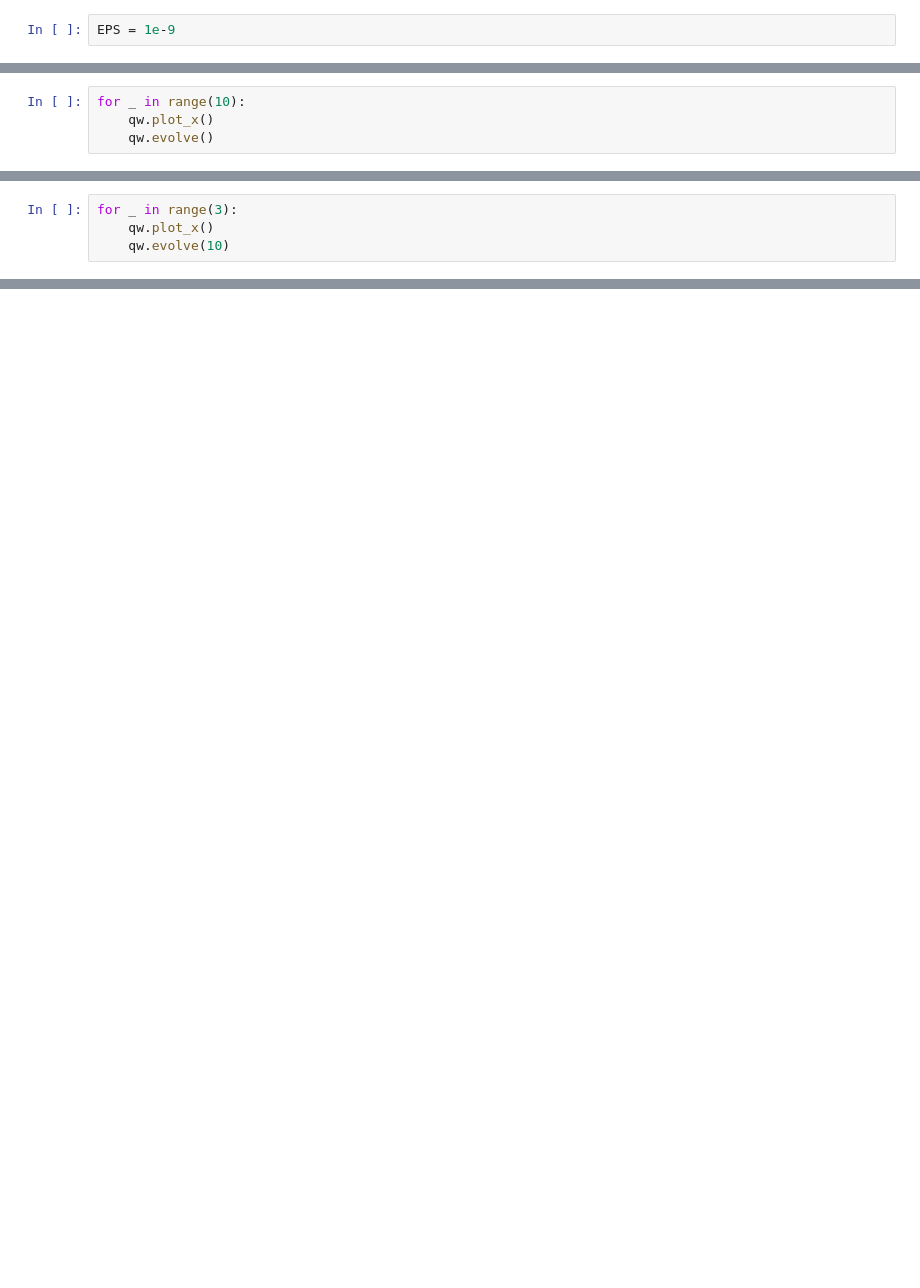
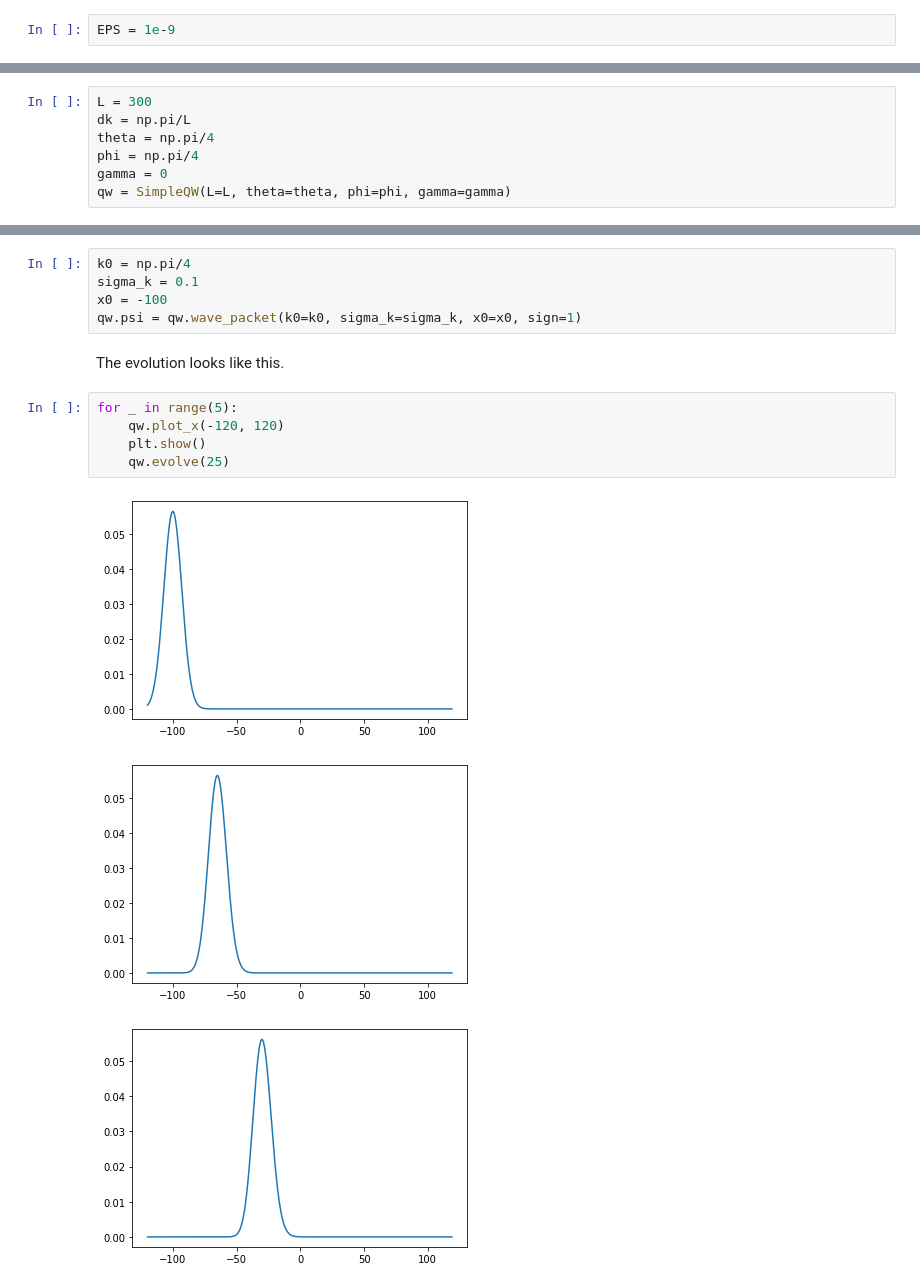
Before and after one commit to af-rotundo/qca, a Jupyter notebook: experiments.ipynb, the cells around one changed output, grey strips where cells are left out. Saved outputs shown, nothing was run; the diff lists cells and outputs as text; blank space fills up the shorter version.

Commit message:
added wave_packet. Added tests. Added first experiments. Fixed error in definition of V.

```diff
--- a/experiments.ipynb
+++ b/experiments.ipynb
@@ -80,4 +9,0 @@ qw.evolve()
-# %%
-for _ in range(10):
-    qw.plot_x()
-    qw.evolve()
@@ -131,4 +9,0 @@ qw.plot_x()
-# %%
-for _ in range(3):
-    qw.plot_x()
-    qw.evolve(10)
@@ -223,0 +32,7 @@ np.abs(a)
+# %%
+L = 300
+dk = np.pi/L
+theta = np.pi/4
+phi = np.pi/4
+gamma = 0
+qw = SimpleQW(L=L, theta=theta, phi=phi, gamma=gamma)
@@ -223,0 +41,16 @@ np.abs(a)
+# %%
+k0 = np.pi/4
+sigma_k = 0.1
+x0 = -100
+qw.psi = qw.wave_packet(k0=k0, sigma_k=sigma_k, x0=x0, sign=1)
+# %% [markdown]
+The evolution looks like this.
+# %%
+for _ in range(5):
+    qw.plot_x(-120, 120)
+    plt.show()
+    qw.evolve(25)
+# %% [output]
+[figure, added]
+[figure, added]
+[figure, added]
```
Also changed, not shown: parts of 47 cells of this notebook, 3 other files.
